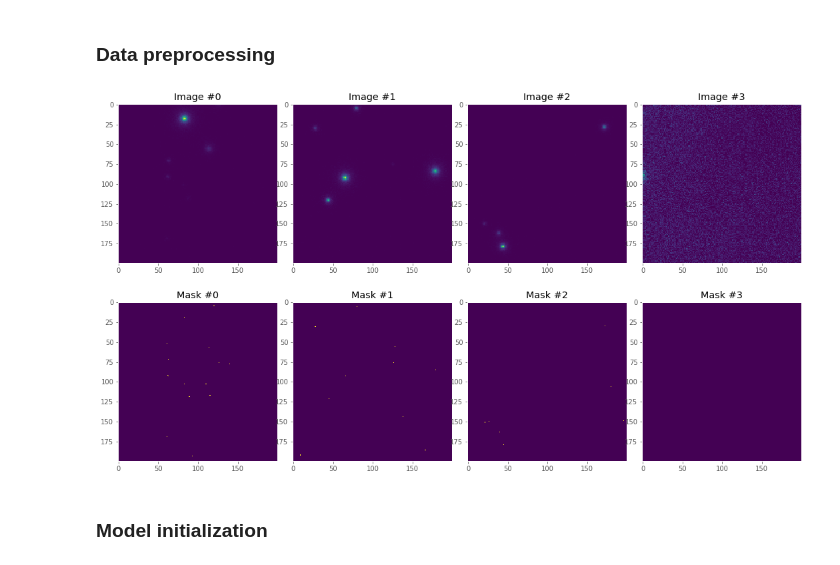
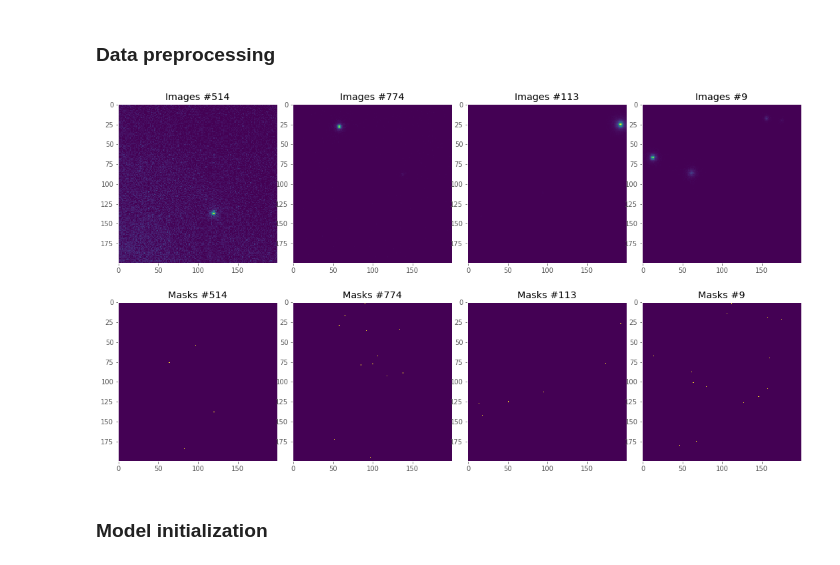
Before and after one commit to anton-br/fermi_denoising, a Jupyter notebook: CNN/segmentation.ipynb, the cells around one changed output. Cells and saved outputs as stored; diff of their text form; code cells hidden in the pictures.

```diff
--- a/CNN/segmentation.ipynb
+++ b/CNN/segmentation.ipynb
@@ -33,32 +27,39 @@ true_vector = np.load('./../../train_data/y/sky1001.npy')
+# %%
+def show_fermi(ax, i, image, mask):
+    ax[0][i].imshow(image.reshape(image.shape[:2]))
+    ax[1][i].imshow(mask.reshape(image.shape[:2]))
+
+def draw_plots(lenght, dset, titles):
+    _, ax = plt.subplots(2, lenght, figsize=(15, 15))
+    indices = np.random.choice(range(len(dset)), replace=False, size=lenght)
+    for ix, i in enumerate(indices):
+        sample = dset[i]
+        plt.tight_layout()
+        ax[0][ix].grid()
+        ax[0][ix].set_title(titles[0] + ' #{}'.format(i))
+        ax[1][ix].grid()
+        ax[1][ix].set_title(titles[1] + ' #{}'.format(i))
+
+        show_fermi(ax, ix,  *sample)
+        plt.subplots_adjust(wspace=0.1, hspace=-0.6)
 # %%
 data_transform = transforms.Compose([
         RandomCrop(40),
         OneHotEncoding(2),
         ToTensor()
 ])
-path = '../../'
+path = '/notebooks/anton/course/data'
 dset = FermiDataset(images_path=os.path.join(path, 'train_data/x'),
                     points_path=os.path.join(path, 'train_data/y'), transform=data_transform)
 # %%
 data_transform = transforms.Compose([
-        RandomCrop(40),
+        RandomCrop(50),
         ToTensor()
 ])
 
 dset = FermiDataset(images_path=os.path.join(path, 'train_data/x'),
                     points_path=os.path.join(path, 'train_data/y'))
-
-_, ax = plt.subplots(2, 4, figsize=(15, 15))
-for i in range(4):
-    sample = dset[i]
-    plt.tight_layout()
-    ax[0][i].grid()
-    ax[0][i].set_title('Image #{}'.format(i))
-    ax[1][i].grid()
-    ax[1][i].set_title('Mask #{}'.format(i))
-
-    show_fermi(ax, i,  *sample)
-    plt.subplots_adjust(wspace=0.1, hspace=-0.6)
+draw_plots(4, dset, ['Images', 'Masks'])
 # %% [output]
-[figure, old version]
+[figure, new version]
 # %%
```
Also changed, not shown: parts of 14 cells of this notebook, 1 other file.
